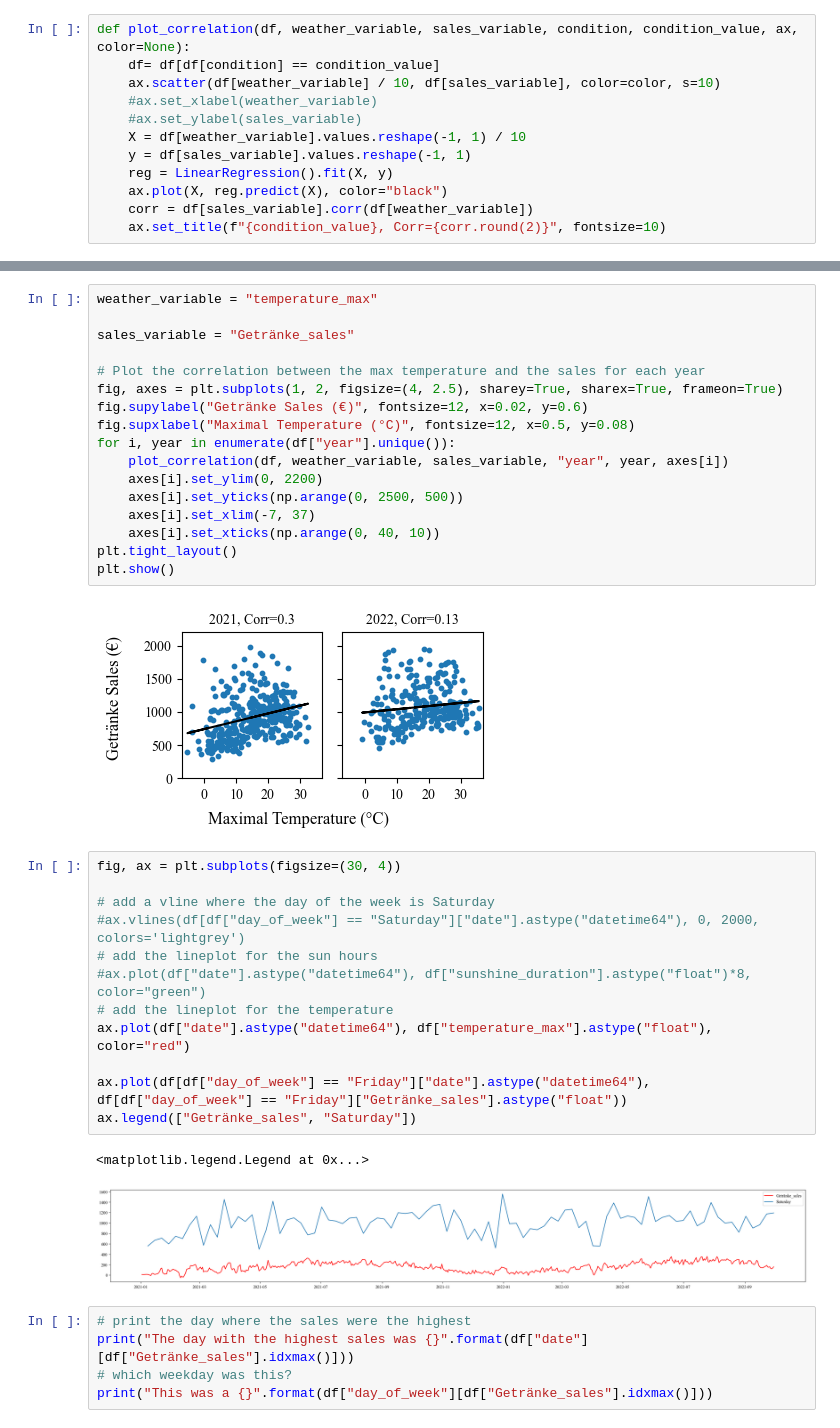
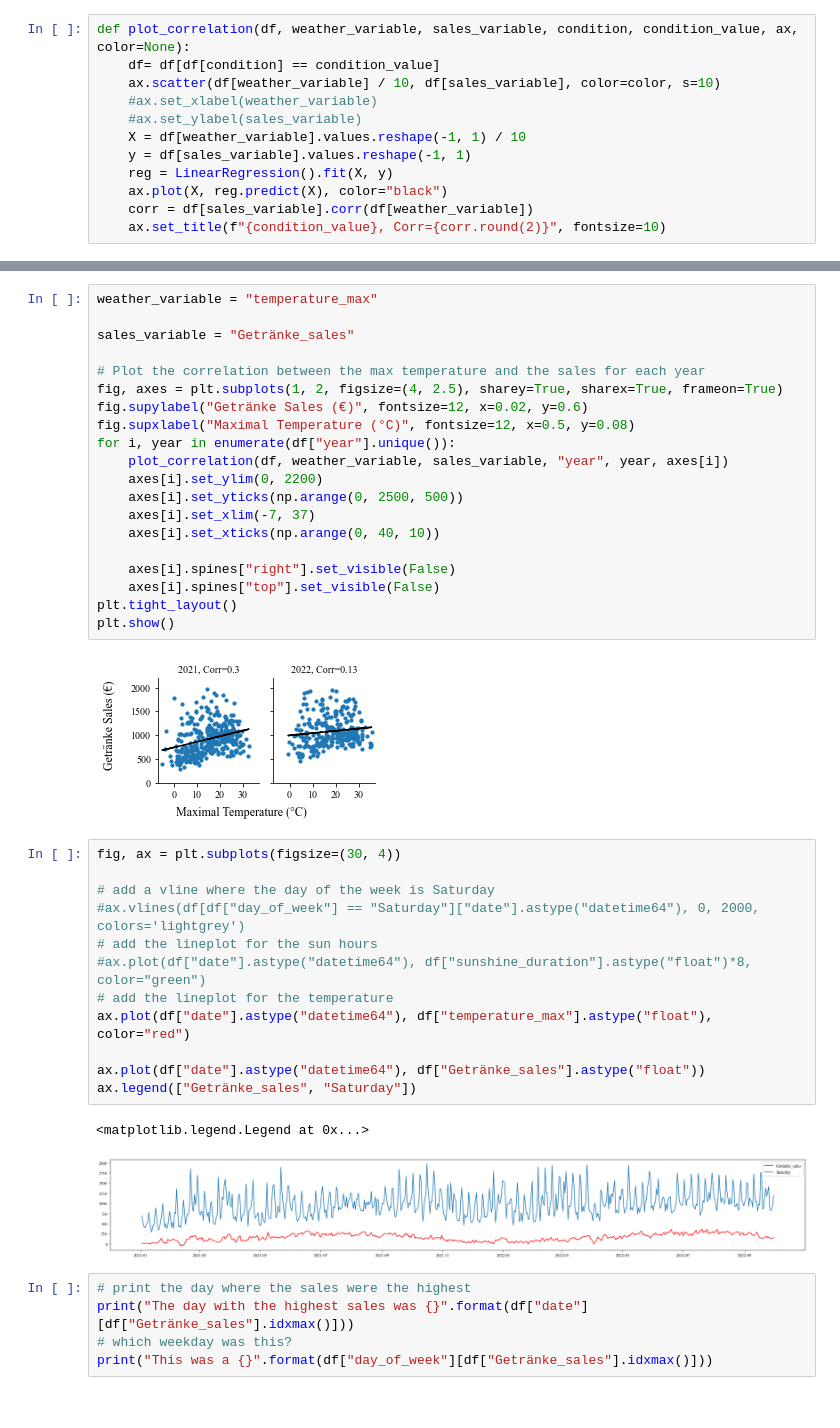
Before and after one commit to magicmagnus/CoffeeClimateCorrelation, a Jupyter notebook: plot_combined_data.ipynb, the cells around one changed output, grey strips where cells are left out. Saved outputs shown, nothing was run; the diff lists cells and outputs as text.

Commit message:
update plotting

```diff
--- a/plot_combined_data.ipynb
+++ b/plot_combined_data.ipynb
@@ -260,25 +284,28 @@ for i, year in enumerate(df["year"].unique()):
     axes[i].set_yticks(np.arange(0, 2500, 500))
     axes[i].set_xlim(-7, 37)
     axes[i].set_xticks(np.arange(0, 40, 10))
+
+    axes[i].spines["right"].set_visible(False)
+    axes[i].spines["top"].set_visible(False)
 plt.tight_layout()
 plt.show()
 # %% [output]
-[figure, old version]
+[figure, new version]
 # %%
 fig, ax = plt.subplots(figsize=(30, 4))
 
 # add a vline where the day of the week is Saturday
 #ax.vlines(df[df["day_of_week"] == "Saturday"]["date"].astype("datetime64"), 0, 2000, colors='lightgrey')
 # add the lineplot for the sun hours
 #ax.plot(df["date"].astype("datetime64"), df["sunshine_duration"].astype("float")*8, color="green")
 # add the lineplot for the temperature
 ax.plot(df["date"].astype("datetime64"), df["temperature_max"].astype("float"), color="red")
 
-ax.plot(df[df["day_of_week"] == "Friday"]["date"].astype("datetime64"), df[df["day_of_week"] == "Friday"]["Getränke_sales"].astype("float"))
+ax.plot(df["date"].astype("datetime64"), df["Getränke_sales"].astype("float"))
 ax.legend(["Getränke_sales", "Saturday"])
 # %% [output]
 <matplotlib.legend.Legend at 0x...>
-[figure, old version]
+[figure, new version]
 # %%
 # print the day where the sales were the highest
 print("The day with the highest sales was {}".format(df["date"][df["Getränke_sales"].idxmax()]))
```
Also changed, not shown: parts of 6 cells of this notebook.
